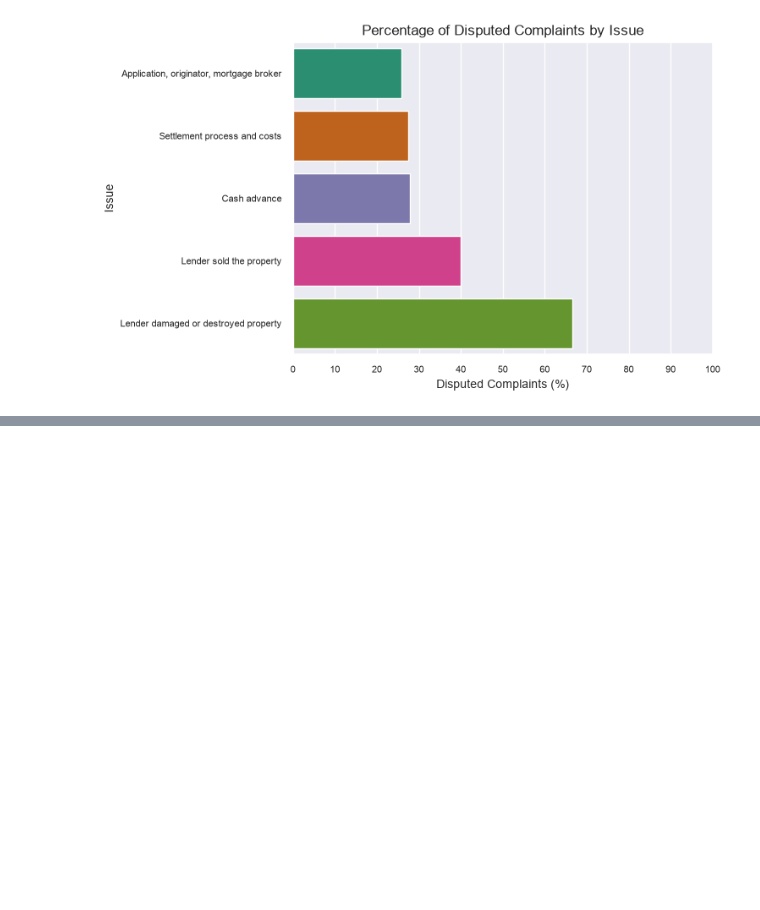
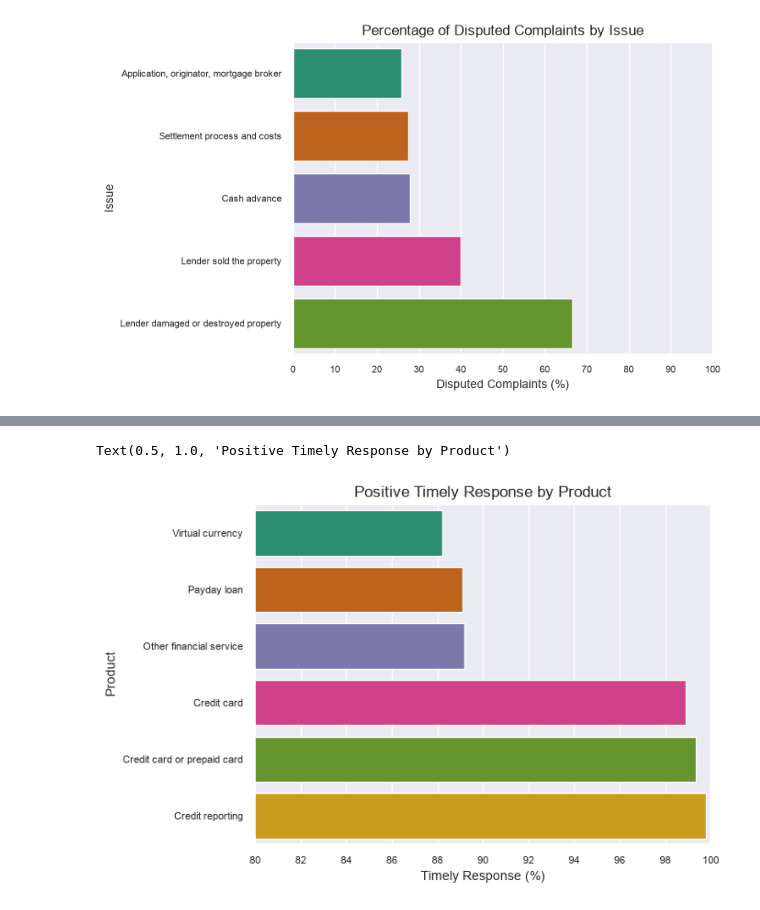
Before and after one commit to DimitarK13/consumer-complaints, a Jupyter notebook: notebooks/03-exploratory-data-analysis.ipynb, the cells around one changed output, grey strips where cells are left out. Saved outputs shown, nothing was run; the diff lists cells and outputs as text; code cells hidden in the pictures; blank space fills up the shorter version.

```diff
--- a/notebooks/03-exploratory-data-analysis.ipynb
+++ b/notebooks/03-exploratory-data-analysis.ipynb
@@ -138,0 +177,17 @@ Text(0.5, 1.0, 'Percentage of Disputed Complaints by Issue')
+# %%
+highest_timely_responses_by_product = (
+    df.groupby('product')['timely_response']
+    .apply(lambda x: (x == 'Yes').mean() * 100)
+    .nlargest(3)
+    .sort_values()
+)
+
+lowest_timely_responses_by_product = (
+    df.groupby('product')['timely_response']
+    .apply(lambda x: (x == 'Yes').mean() * 100)
+    .nsmallest(3)
+    .sort_values()
+)
+
+print(np.around(highest_timely_responses_by_product, 2))
+print(np.around(lowest_timely_responses_by_product, 2))
@@ -138,0 +205,24 @@ Text(0.5, 1.0, 'Percentage of Disputed Complaints by Issue')
+# %%
+product_data = pd.concat([
+    lowest_timely_responses_by_product,
+    highest_timely_responses_by_product
+])
+
+g = sns.barplot(
+    x=product_data.values,
+    y=product_data.index,
+    hue=product_data.values,
+    legend=False,
+    palette='Dark2'
+)
+
+g.set_xlim(80, 100)
+g.set_xticks(np.arange(80, 101, 2))
+g.tick_params(axis='both', labelsize=8)
+
+g.set_xlabel('Timely Response (%)', fontsize=10)
+g.set_ylabel('Product', fontsize=10)
+g.set_title('Positive Timely Response by Product')
+# %% [output]
+Text(0.5, 1.0, 'Positive Timely Response by Product')
+[figure, added]
```
Also changed, not shown: parts of 7 cells of this notebook.
